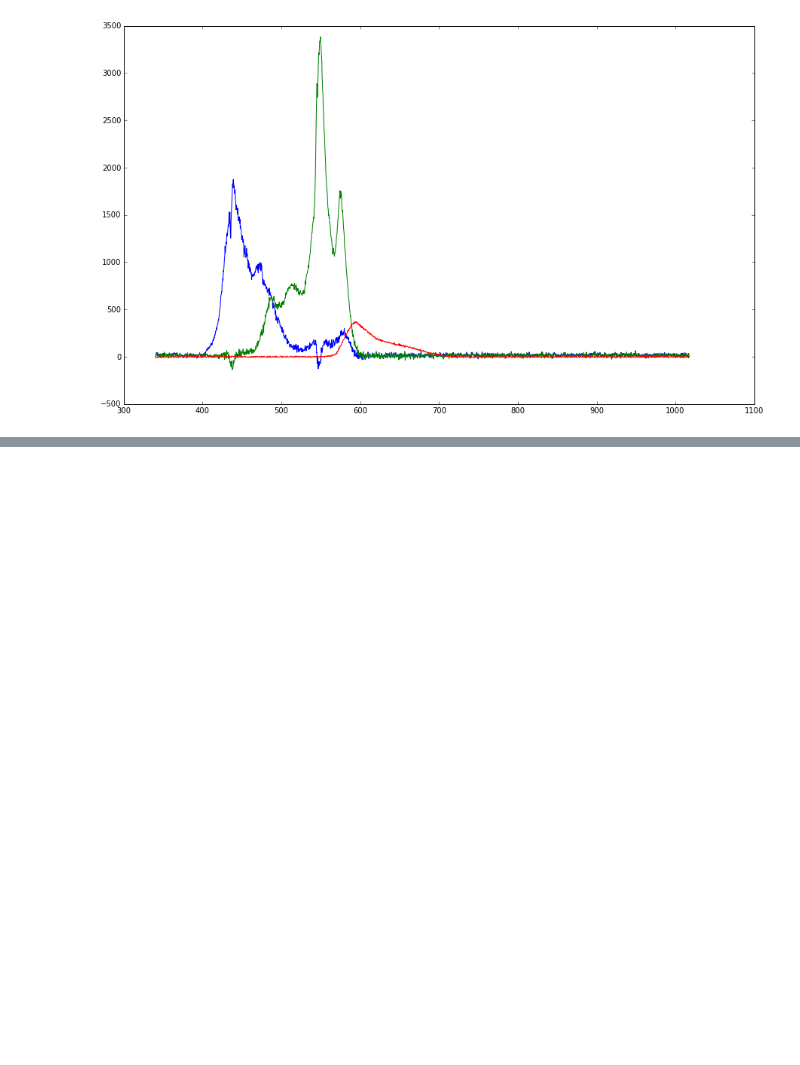
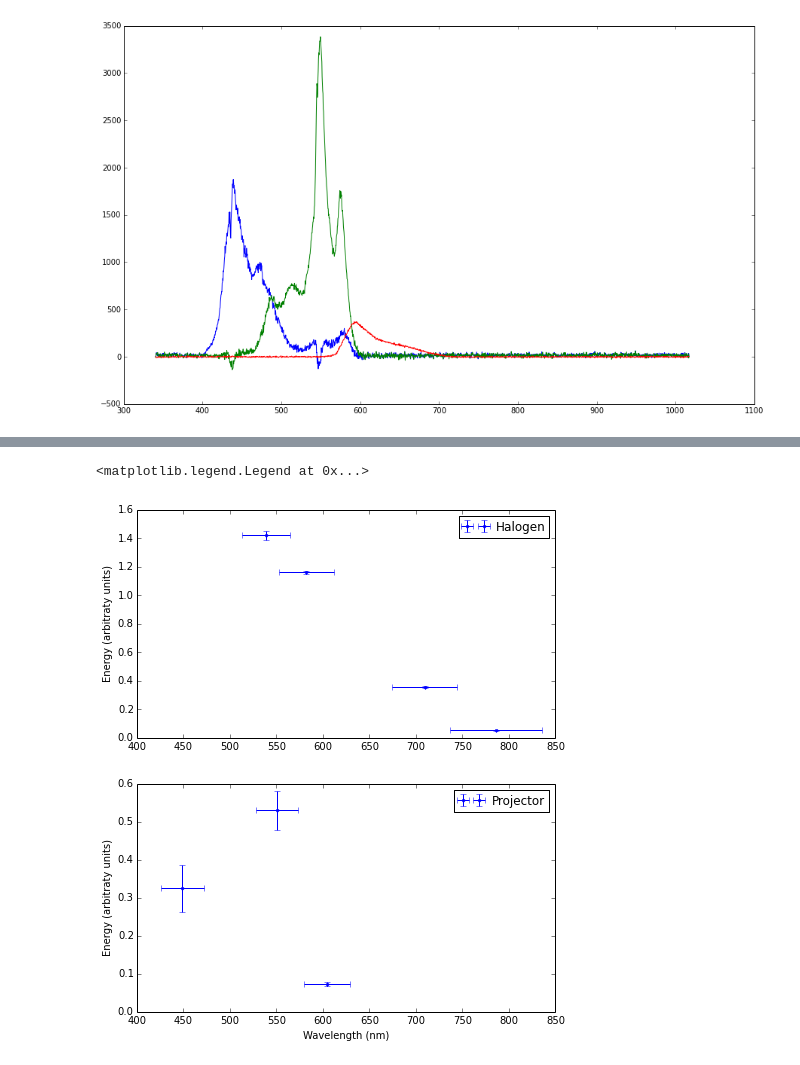
Before and after one commit to rethmecc/Phy411Assignments, a Jupyter notebook: RenewableEnergy.ipynb, the cells around one changed output, grey strips where cells are left out. Cells and saved outputs as stored; diff of their text form; code cells hidden in the pictures; blank space fills up the shorter version.

```diff
--- a/RenewableEnergy.ipynb
+++ b/RenewableEnergy.ipynb
@@ -207,0 +405,22 @@ IndexError: list assignment index out of range
+# %%
+scale=np.array([0.208110592131,0.0873957190532,0.142031882428,0.0538121748395,0.134424430655,0.159077351392,0.134424430655])
+power=np.array([120.615-54.18,154.76-120.615,18.40-4.42,0.827,
+                41.08/6.22-1.567*2.4-0.775*0.1-2.4*0.406,41.08/6.22-2.8*0.775-2.4*0.406,0.406])
+fullP=np.array([275.155,275.155,275.155,288.672,41.08,41.08,41.08])
+fullPerr=np.array([0.7,0.7,0.7,0.8,0.3,0.3,0.3])
+
+value=power/fullP/scale
+error0=np.array([0.5**2+0.3**2,0.6**2+0.5**2,0.2**2+0.09**2,0.04**2,
+                0.3**2+(0.06*2.4)**2+(0.04*0.1)**2+(2.4*0.03)**2,0.3**2+(2.8*0.04)**2+(2.4*0.03)**2,0.03**2])
+error=np.sqrt(error0/power**2+(fullPerr/fullP)**2)*value
+
+sigma=np.array([29.46078419,25.86239226,35.25989541,49.54864684,23.28288187,22.378006,25.03533387])
+mean=np.array([581.9126008,538.62297751,709.31439348,786.38413867,448.75728931,550.83069608,604.50449709])
+
+print scale
+print power
+print error0
+print fullP
+print fullPerr
+print value
+print error
@@ -207,0 +439,15 @@ IndexError: list assignment index out of range
+# %%
+fig,ax=plt.subplots(2,1)
+fig.set_size_inches(7.5,9)
+ax[0].set_xlim(400,850)
+ax[1].set_xlim(400,850)
+ax[0].errorbar(mean[:4],value[:4],xerr=sigma[:4],yerr=error[:4],fmt='.',label='Halogen')
+ax[1].errorbar(mean[4:],value[4:],xerr=sigma[4:],yerr=error[4:],fmt='.',label='Projector')
+ax[1].set_xlabel('Wavelength (nm)')
+ax[0].set_ylabel('Energy (arbitraty units)')
+ax[1].set_ylabel('Energy (arbitraty units)')
+ax[0].legend()
+ax[1].legend()
+# %% [output]
+<matplotlib.legend.Legend at 0x...>
+[figure, added]
```
Also changed, not shown: parts of 9 cells of this notebook, 21 other files.
